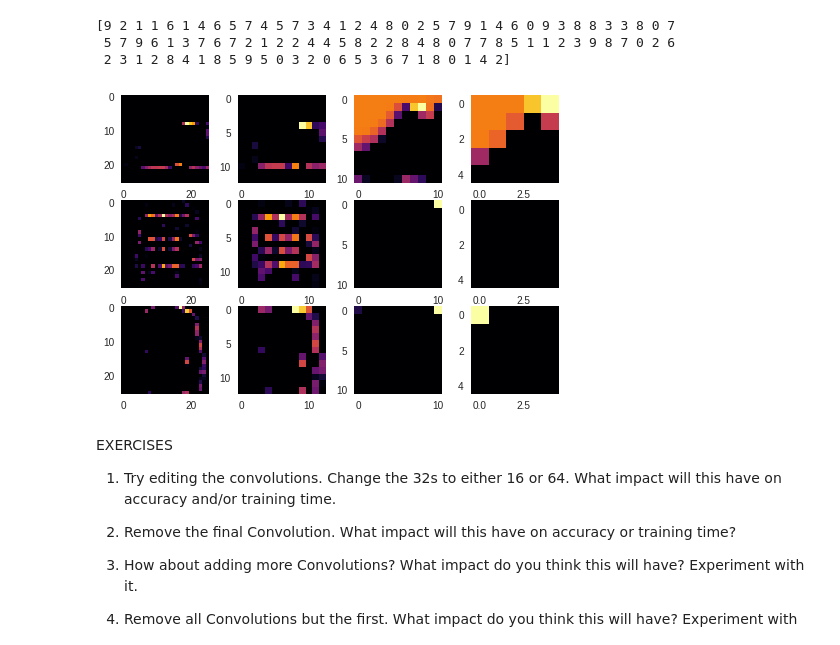
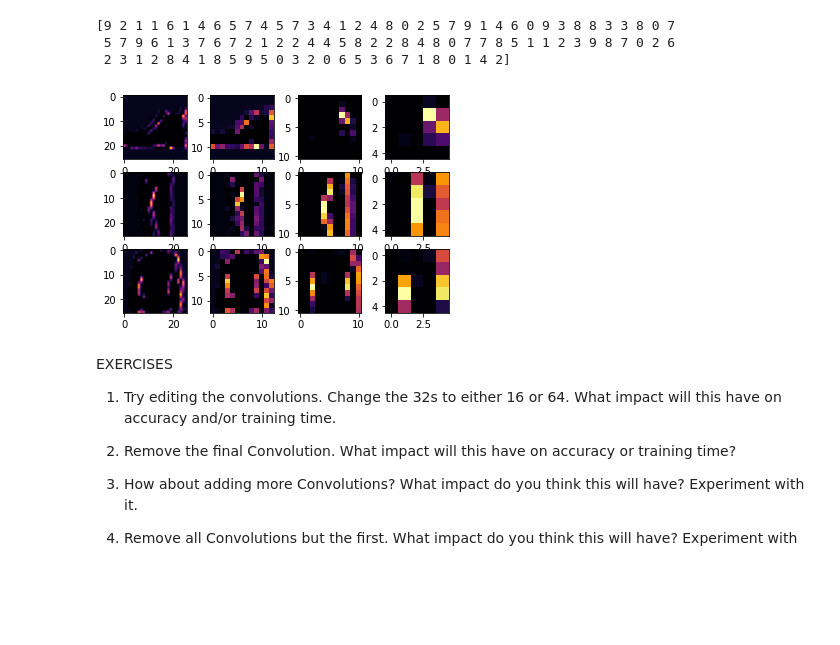
Before and after one commit to Aravinda89/TF-Developer, a Jupyter notebook: Course_1_Part_6_Lesson_2_Notebook.ipynb, the cells around one changed output. Saved outputs shown, nothing was run; the diff lists cells and outputs as text; code cells hidden in the pictures; blank space fills up the shorter version.

```diff
--- a/Course_1_Part_6_Lesson_2_Notebook.ipynb
+++ b/Course_1_Part_6_Lesson_2_Notebook.ipynb
@@ -189,26 +202,30 @@ print(test_labels[:100])
  2 3 1 2 8 4 1 8 5 9 5 0 3 2 0 6 5 3 6 7 1 8 0 1 4 2]
 # %%
 import matplotlib.pyplot as plt
+
 f, axarr = plt.subplots(3,4)
 FIRST_IMAGE=0
-SECOND_IMAGE=7
+SECOND_IMAGE=5
 THIRD_IMAGE=26
-CONVOLUTION_NUMBER = 1
+CONVOLUTION_NUMBER = 63
+
 from tensorflow.keras import models
+
 layer_outputs = [layer.output for layer in model.layers]
 activation_model = tf.keras.models.Model(inputs = model.input, outputs = layer_outputs)
+
 for x in range(0,4):
   f1 = activation_model.predict(test_images[FIRST_IMAGE].reshape(1, 28, 28, 1))[x]
   axarr[0,x].imshow(f1[0, : , :, CONVOLUTION_NUMBER], cmap='inferno')
   axarr[0,x].grid(False)
   f2 = activation_model.predict(test_images[SECOND_IMAGE].reshape(1, 28, 28, 1))[x]
   axarr[1,x].imshow(f2[0, : , :, CONVOLUTION_NUMBER], cmap='inferno')
   axarr[1,x].grid(False)
   f3 = activation_model.predict(test_images[THIRD_IMAGE].reshape(1, 28, 28, 1))[x]
   axarr[2,x].imshow(f3[0, : , :, CONVOLUTION_NUMBER], cmap='inferno')
   axarr[2,x].grid(False)
 # %% [output]
-[figure, old version]
+[figure, new version]
 # %% [markdown]
 EXERCISES
 
```
Also changed, not shown: parts of 2 cells of this notebook.
